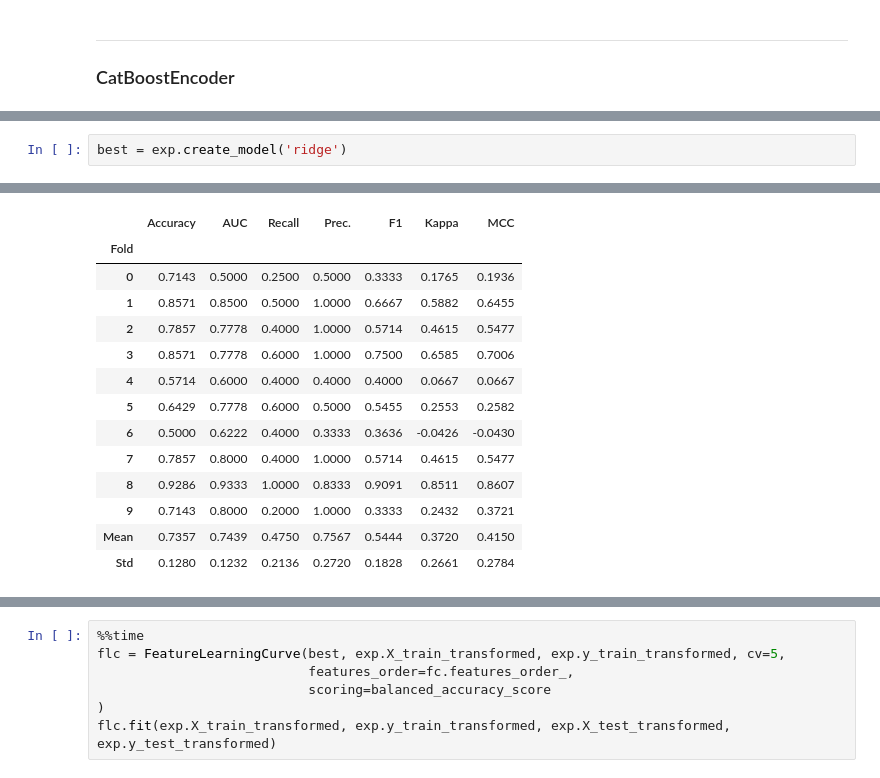
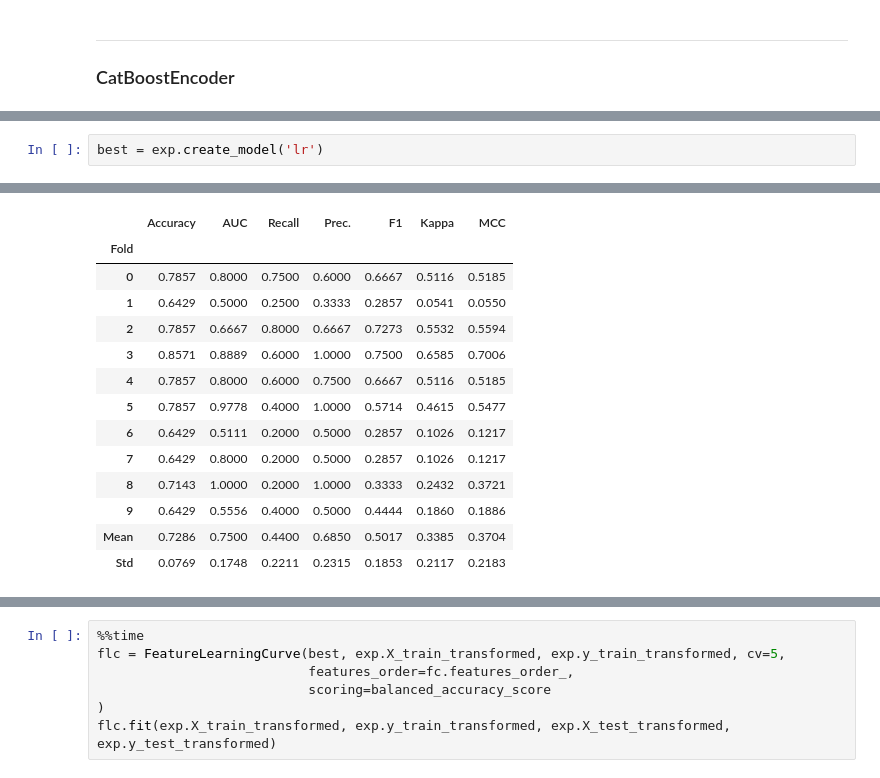
Before and after one commit to Mb-NextTime/early-med, a Jupyter notebook: examples/diabeties.ipynb, the cells around one changed output, grey strips where cells are left out. Drawn from its saved outputs; the diff is of its cells as text.

```diff
--- a/examples/diabeties.ipynb
+++ b/examples/diabeties.ipynb
@@ -117,21 +114,21 @@ best = exp.compare_models(exclude=['lda', 'dummy', 'nb', 'qda'], cross_validatio
 [interactive output not drawn]
 # %%
-best = exp.create_model('ridge')
+best = exp.create_model('lr')
 # %% [output]
 [interactive output not drawn]
 |  | Accuracy | AUC | Recall | Prec. | F1 | Kappa | MCC |
 | Fold |  |  |  |  |  |  |  |
-| 0 | 0.7143 | 0.5000 | 0.2500 | 0.5000 | 0.3333 | 0.1765 | 0.1936 |
-| 1 | 0.8571 | 0.8500 | 0.5000 | 1.0000 | 0.6667 | 0.5882 | 0.6455 |
-| 2 | 0.7857 | 0.7778 | 0.4000 | 1.0000 | 0.5714 | 0.4615 | 0.5477 |
-| 3 | 0.8571 | 0.7778 | 0.6000 | 1.0000 | 0.7500 | 0.6585 | 0.7006 |
-| 4 | 0.5714 | 0.6000 | 0.4000 | 0.4000 | 0.4000 | 0.0667 | 0.0667 |
-| 5 | 0.6429 | 0.7778 | 0.6000 | 0.5000 | 0.5455 | 0.2553 | 0.2582 |
-| 6 | 0.5000 | 0.6222 | 0.4000 | 0.3333 | 0.3636 | -0.0426 | -0.0430 |
-| 7 | 0.7857 | 0.8000 | 0.4000 | 1.0000 | 0.5714 | 0.4615 | 0.5477 |
-| 8 | 0.9286 | 0.9333 | 1.0000 | 0.8333 | 0.9091 | 0.8511 | 0.8607 |
-| 9 | 0.7143 | 0.8000 | 0.2000 | 1.0000 | 0.3333 | 0.2432 | 0.3721 |
-| Mean | 0.7357 | 0.7439 | 0.4750 | 0.7567 | 0.5444 | 0.3720 | 0.4150 |
-| Std | 0.1280 | 0.1232 | 0.2136 | 0.2720 | 0.1828 | 0.2661 | 0.2784 |
+| 0 | 0.7857 | 0.8000 | 0.7500 | 0.6000 | 0.6667 | 0.5116 | 0.5185 |
+| 1 | 0.6429 | 0.5000 | 0.2500 | 0.3333 | 0.2857 | 0.0541 | 0.0550 |
+| 2 | 0.7857 | 0.6667 | 0.8000 | 0.6667 | 0.7273 | 0.5532 | 0.5594 |
+| 3 | 0.8571 | 0.8889 | 0.6000 | 1.0000 | 0.7500 | 0.6585 | 0.7006 |
+| 4 | 0.7857 | 0.8000 | 0.6000 | 0.7500 | 0.6667 | 0.5116 | 0.5185 |
+| 5 | 0.7857 | 0.9778 | 0.4000 | 1.0000 | 0.5714 | 0.4615 | 0.5477 |
+| 6 | 0.6429 | 0.5111 | 0.2000 | 0.5000 | 0.2857 | 0.1026 | 0.1217 |
+| 7 | 0.6429 | 0.8000 | 0.2000 | 0.5000 | 0.2857 | 0.1026 | 0.1217 |
+| 8 | 0.7143 | 1.0000 | 0.2000 | 1.0000 | 0.3333 | 0.2432 | 0.3721 |
+| 9 | 0.6429 | 0.5556 | 0.4000 | 0.5000 | 0.4444 | 0.1860 | 0.1886 |
+| Mean | 0.7286 | 0.7500 | 0.4400 | 0.6850 | 0.5017 | 0.3385 | 0.3704 |
+| Std | 0.0769 | 0.1748 | 0.2211 | 0.2315 | 0.1853 | 0.2117 | 0.2183 |
 [interactive output not drawn]
 # %%
```
Also changed, not shown: parts of 9 cells of this notebook.
